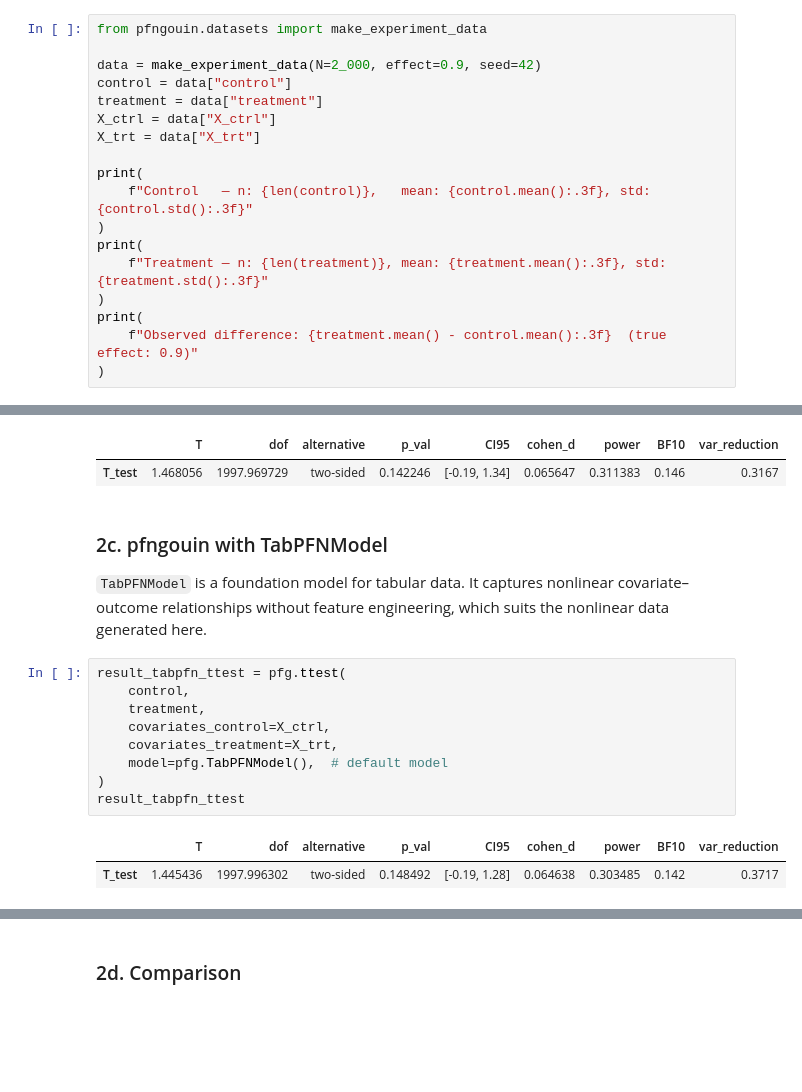
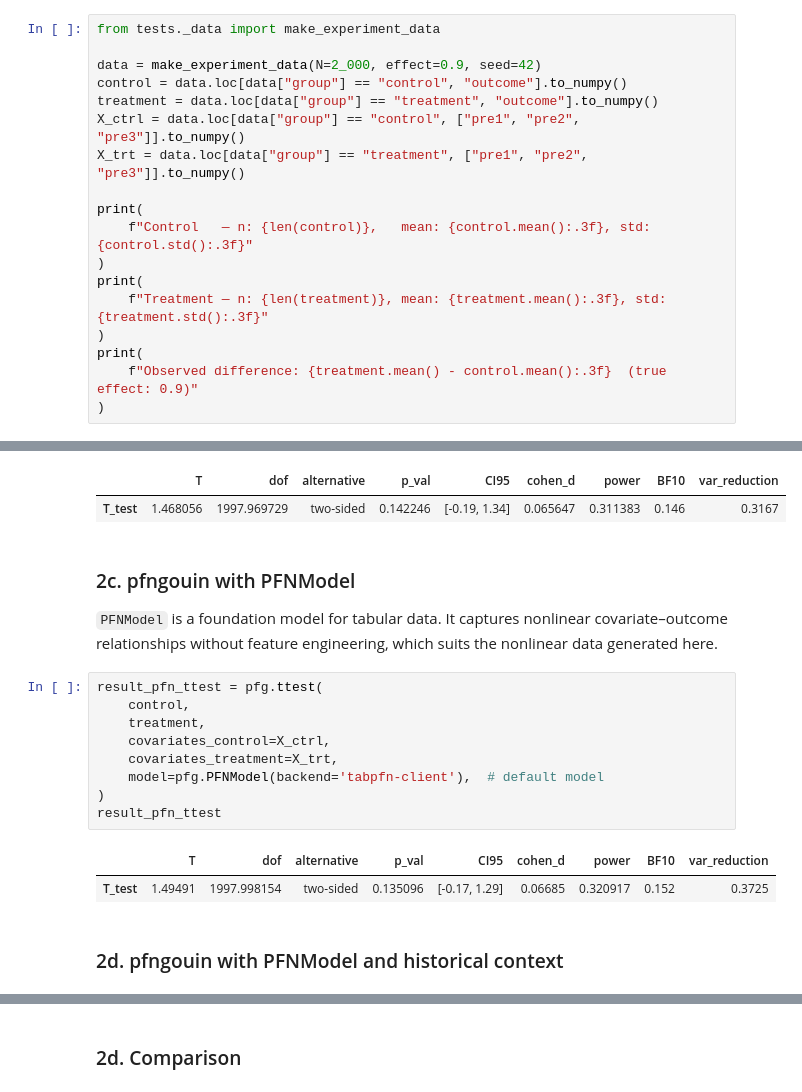
Before and after one commit to RickardKarl/pfngouin, a Jupyter notebook: notebooks/tutorial.ipynb, the cells around one changed output, grey strips where cells are left out. Cells and saved outputs as stored; diff of their text form; blank space fills up the shorter version.

```diff
--- a/notebooks/tutorial.ipynb
+++ b/notebooks/tutorial.ipynb
@@ -31,11 +32,11 @@ This setup is designed to be challenging for linear models, making nonlinear cov
 # %%
-from pfngouin.datasets import make_experiment_data
+from tests._data import make_experiment_data
 
 data = make_experiment_data(N=2_000, effect=0.9, seed=42)
-control = data["control"]
-treatment = data["treatment"]
-X_ctrl = data["X_ctrl"]
-X_trt = data["X_trt"]
+control = data.loc[data["group"] == "control", "outcome"].to_numpy()
+treatment = data.loc[data["group"] == "treatment", "outcome"].to_numpy()
+X_ctrl = data.loc[data["group"] == "control", ["pre1", "pre2", "pre3"]].to_numpy()
+X_trt = data.loc[data["group"] == "treatment", ["pre1", "pre2", "pre3"]].to_numpy()
 
 print(
     f"Control   — n: {len(control)},   mean: {control.mean():.3f}, std: {control.std():.3f}"
@@ -79,18 +91,20 @@ result_linear_ttest
 |  | T | dof | alternative | p_val | CI95 | cohen_d | power | BF10 | var_reduction |
 | T_test | 1.468056 | 1997.969729 | two-sided | 0.142246 | [-0.19, 1.34] | 0.065647 | 0.311383 | 0.146 | 0.3167 |
 # %% [markdown]
-### 2c. pfngouin with TabPFNModel
+### 2c. pfngouin with PFNModel
 
-`TabPFNModel` is a foundation model for tabular data. It captures nonlinear covariate–outcome relationships without feature engineering, which suits the nonlinear data generated here.
+`PFNModel` is a foundation model for tabular data. It captures nonlinear covariate–outcome relationships without feature engineering, which suits the nonlinear data generated here.
 # %%
-result_tabpfn_ttest = pfg.ttest(
+result_pfn_ttest = pfg.ttest(
     control,
     treatment,
     covariates_control=X_ctrl,
     covariates_treatment=X_trt,
-    model=pfg.TabPFNModel(),  # default model
+    model=pfg.PFNModel(backend='tabpfn-client'),  # default model
 )
-result_tabpfn_ttest
+result_pfn_ttest
 # %% [output]
 |  | T | dof | alternative | p_val | CI95 | cohen_d | power | BF10 | var_reduction |
-| T_test | 1.445436 | 1997.996302 | two-sided | 0.148492 | [-0.19, 1.28] | 0.064638 | 0.303485 | 0.142 | 0.3717 |
+| T_test | 1.49491 | 1997.998154 | two-sided | 0.135096 | [-0.17, 1.29] | 0.06685 | 0.320917 | 0.152 | 0.3725 |
+# %% [markdown]
+### 2d. pfngouin with PFNModel and historical context
```
Also changed, not shown: parts of 17 cells of this notebook, 29 other files.
